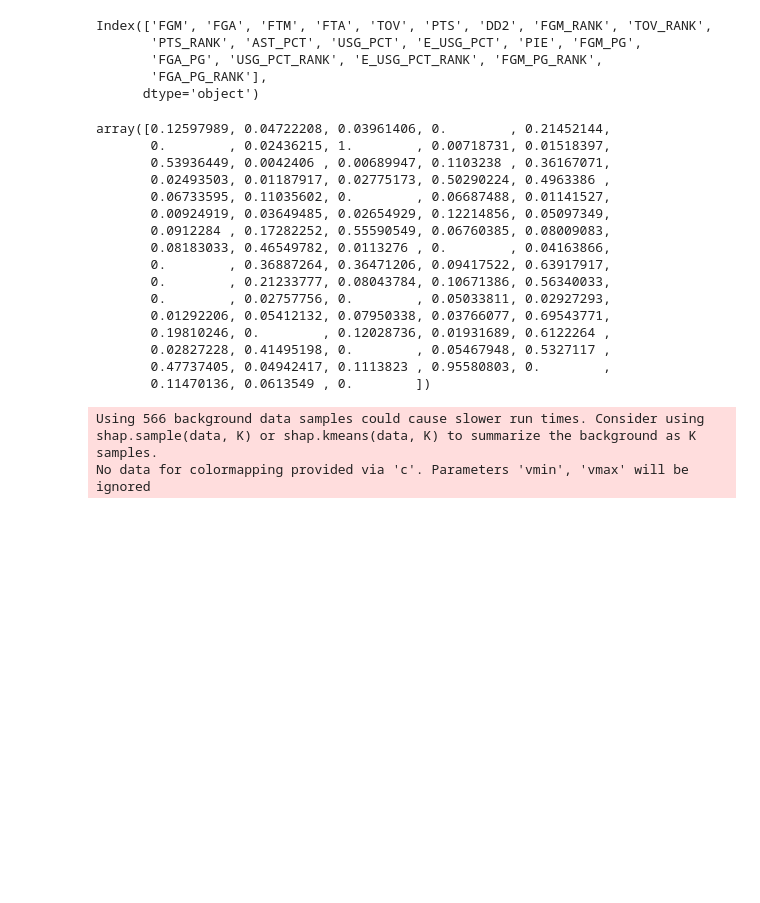
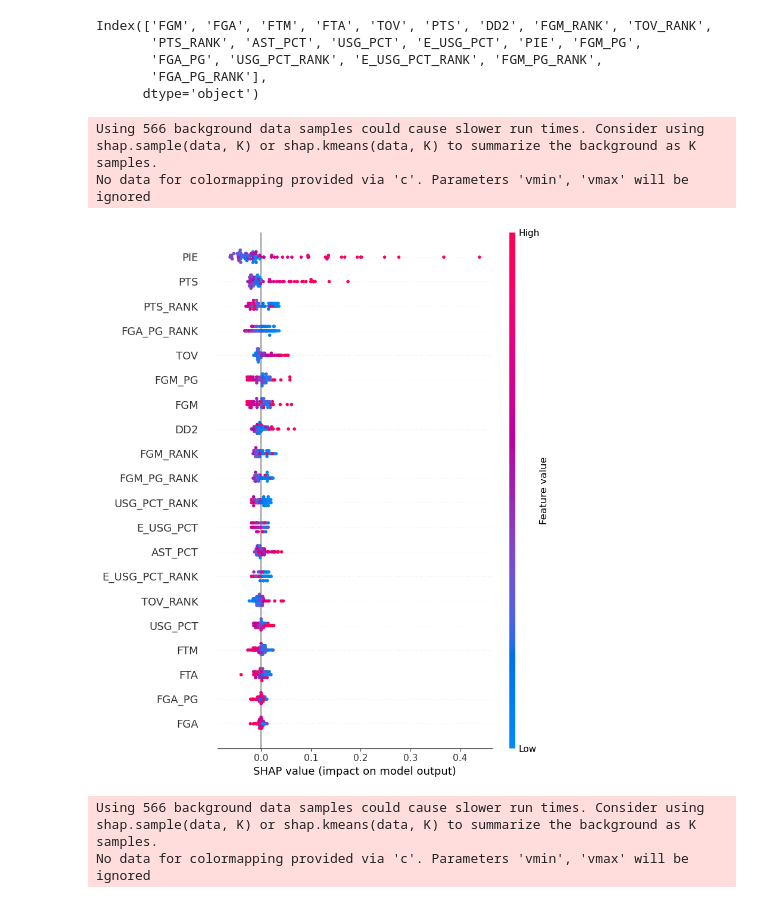
Before and after one commit to frankkhung/NBA-MVP-Prediction, a Jupyter notebook: mvp_prediction.ipynb, the cells around one changed output. Saved outputs shown, nothing was run; the diff lists cells and outputs as text; code cells hidden in the pictures; blank space fills up the shorter version.

Commit message:
SHAP result

```diff
--- a/mvp_prediction.ipynb
+++ b/mvp_prediction.ipynb
@@ -142,24 +142,18 @@ y_pred_svr = model_svr.predict(nba_2019_22_new)
 y_pred_svr = np.clip(y_pred_svr, 0, 1)
 test_values['SVR'] = y_pred_svr
 # %%
-y_pred_svr
+explainer = shap.KernelExplainer(model_svr.predict, nba_2000_18_new)
+shap_rf = explainer.shap_values(nba_2019_22_new)
+df = pd.DataFrame(nba_2019_22_new, columns=['FGM', 'FGA', 'FTM', 'FTA', 'TOV', 'PTS', 'DD2', 'FGM_RANK', 'TOV_RANK',
+       'PTS_RANK', 'AST_PCT', 'USG_PCT', 'E_USG_PCT', 'PIE', 'FGM_PG',
+       'FGA_PG', 'USG_PCT_RANK', 'E_USG_PCT_RANK', 'FGM_PG_RANK',
+       'FGA_PG_RANK'])
+feature_names = list(df.columns)
+shap.summary_plot(shap_rf, df, feature_names=feature_names)
 # %% [output]
-array([0.12597989, 0.04722208, 0.03961406, 0.        , 0.21452144,
-       0.        , 0.02436215, 1.        , 0.00718731, 0.01518397,
-       0.53936449, 0.0042406 , 0.00689947, 0.1103238 , 0.36167071,
-       0.02493503, 0.01187917, 0.02775173, 0.50290224, 0.4963386 ,
-       0.06733595, 0.11035602, 0.        , 0.06687488, 0.01141527,
-       0.00924919, 0.03649485, 0.02654929, 0.12214856, 0.05097349,
-       0.0912284 , 0.17282252, 0.55590549, 0.06760385, 0.08009083,
-       0.08183033, 0.46549782, 0.0113276 , 0.        , 0.04163866,
-       0.        , 0.36887264, 0.36471206, 0.09417522, 0.63917917,
-       0.        , 0.21233777, 0.08043784, 0.10671386, 0.56340033,
-       0.        , 0.02757756, 0.        , 0.05033811, 0.02927293,
-       0.01292206, 0.05412132, 0.07950338, 0.03766077, 0.69543771,
-       0.19810246, 0.        , 0.12028736, 0.01931689, 0.6122264 ,
-       0.02827228, 0.41495198, 0.        , 0.05467948, 0.5327117 ,
-       0.47737405, 0.04942417, 0.1113823 , 0.95580803, 0.        ,
-       0.11470136, 0.0613549 , 0.        ])
+Using 566 background data samples could cause slower run times. Consider using shap.sample(data, K) or shap.kmeans(data, K) to summarize the background as K samples.
+No data for colormapping provided via 'c'. Parameters 'vmin', 'vmax' will be ignored
+[figure, added]
 # %%
 # Gradient Boosting
 param_grid = {'n_estimators': [10,20,30,40,50],
```
Also changed, not shown: parts of 2 cells of this notebook.
